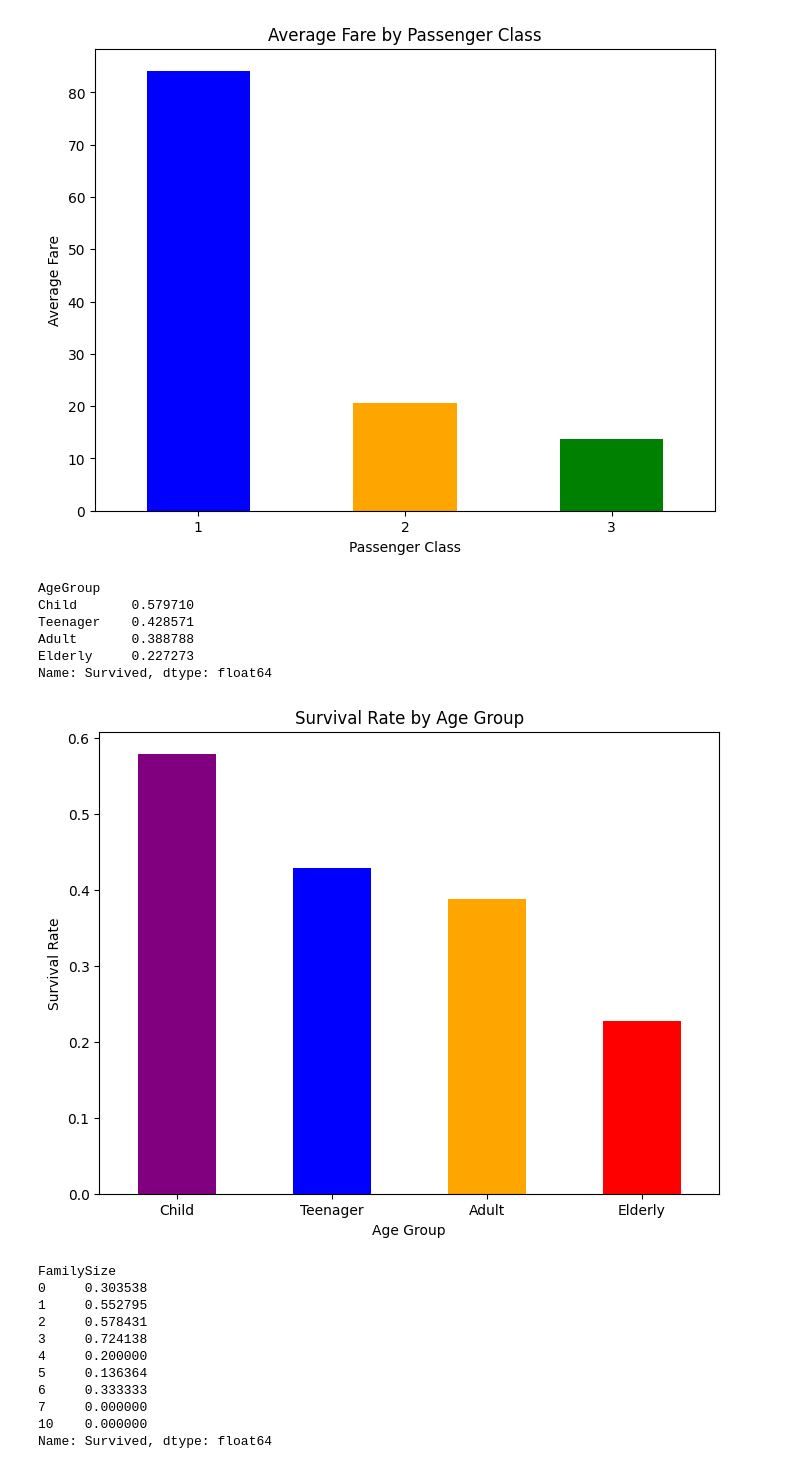
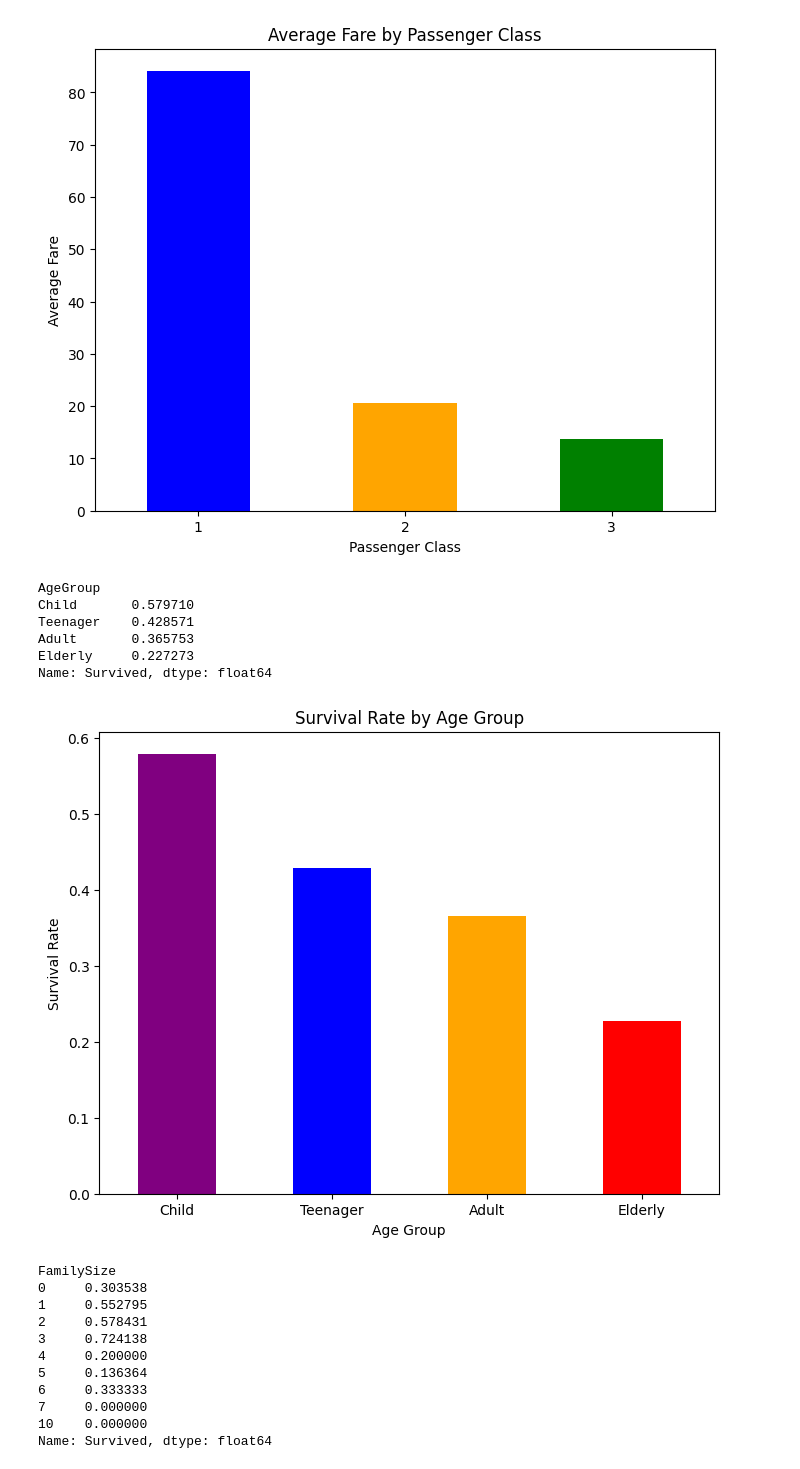
Before and after one commit to Maarij-Moin/titanic-survivor-prediction, a Jupyter notebook: notebook/Titanic_survivor_prediction.ipynb, the cells around one changed output. Cells and saved outputs as stored; diff of their text form; code cells hidden in the pictures.

```diff
--- a/notebook/Titanic_survivor_prediction.ipynb
+++ b/notebook/Titanic_survivor_prediction.ipynb
@@ -12,7 +12,8 @@ from sklearn.preprocessing import StandardScaler
 import tkinter as tk
 from tkinter import messagebox
 # %%
-data = pd.read_csv('C:\\Users\\Yousuf Traders\\Downloads\\Titanic_data.csv')
+url = "https://raw.githubusercontent.com/Maarij-Moin/titanic-survivor-prediction/refs/heads/main/data/Titanic_data.csv"
+data = pd.read_csv(url)
 
 # EDA
 print("Dataset Information:")
@@ -113,22 +114,22 @@ Name: Fare, dtype: float64
 # %%
 data['AgeGroup'] = pd.cut(data['Age'], bins=[0, 12, 18, 60, 100], labels=['Child', 'Teenager', 'Adult', 'Elderly'])
 # Survival rate by age group
-age_group_survival = data.groupby('AgeGroup')['Survived'].mean()
+age_group_survival = data.groupby('AgeGroup', observed=True)['Survived'].mean()
 print(age_group_survival)
 age_group_survival.plot(kind='bar', color=['purple', 'blue', 'orange', 'red'], figsize=(8, 6))
 plt.title('Survival Rate by Age Group')
 plt.xlabel('Age Group')
 plt.ylabel('Survival Rate')
 plt.xticks(rotation=0)
 plt.show()
 # %% [output]
 AgeGroup
 Child       0.579710
 Teenager    0.428571
-Adult       0.388788
+Adult       0.365753
 Elderly     0.227273
 Name: Survived, dtype: float64
-[figure, old version]
+[figure, new version]
 # %%
 # Survival rate by family size
 data['FamilySize'] = data['SibSp'] + data['Parch']
```
Also changed, not shown: parts of 2 cells of this notebook.
